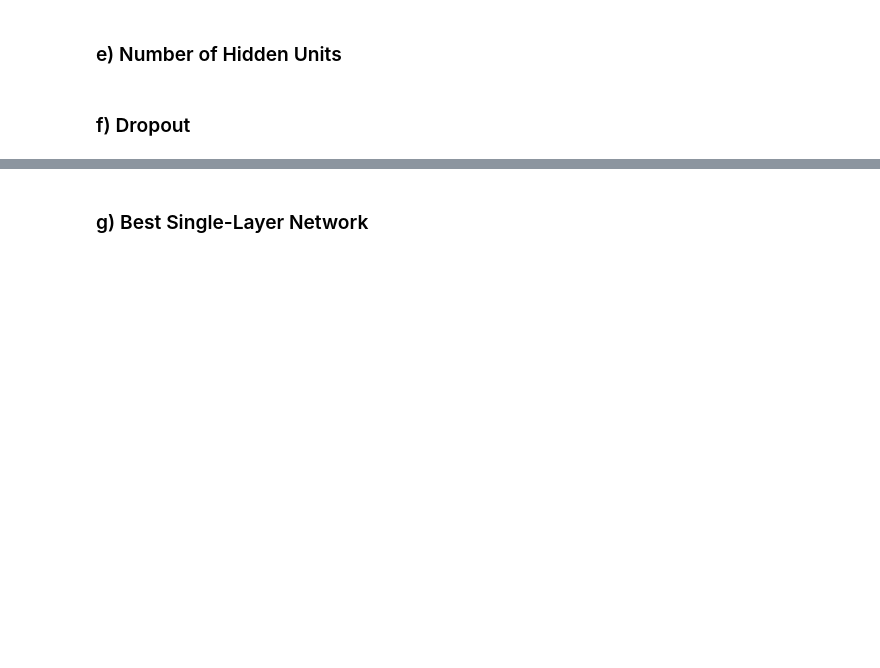
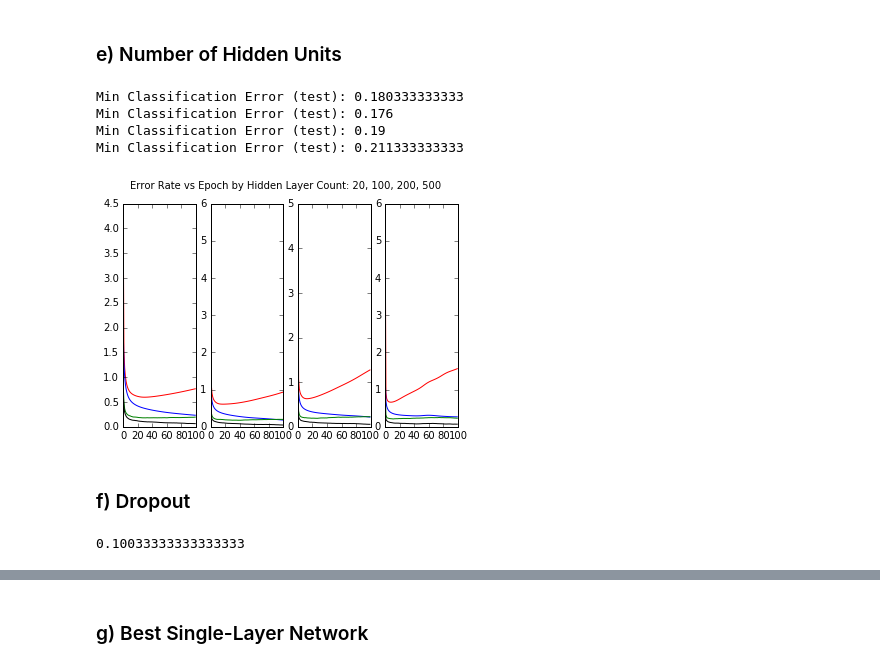
Before and after one commit to sjobeek/deeplearning_cmu, a Jupyter notebook: hw1_backprop/hw1_code_submission.ipynb, the cells around one changed output, grey strips where cells are left out. Saved outputs shown, nothing was run; the diff lists cells and outputs as text; code cells hidden in the pictures; blank space fills up the shorter version.

```diff
--- a/hw1_backprop/hw1_code_submission.ipynb
+++ b/hw1_backprop/hw1_code_submission.ipynb
@@ -118,6 +118,25 @@ results_momentum[0]['class_test_per_epoch'][-1]
 # %% [markdown]
 ### e) Number of Hidden Units
 # %%
-results_hidden = nnbp.train_singlelayer(epochs=20, rate = 0.01, momentum = 0.5, n_hidden=20)
+results_hidden = [nnbp.train_singlelayer(epochs=100, rate = 0.01, momentum = 0.5,
+                                        n_hidden=h) for h in [20, 100, 200, 500]]
+# %%
+fig = plt.figure()
+for n in range(4):
+    ax = fig.add_subplot(1,4,n+1)
+    ax.plot(results_hidden[n]['ce_test_per_epoch'], c='r')
+    ax.plot(results_hidden[n]['ce_train_per_epoch'], c='b')
+    ax.plot(results_hidden[n]['class_test_per_epoch'], c='g')
+    ax.plot(results_hidden[n]['class_train_per_epoch'], c='k')
+    print('Min Classification Error (test):',
+          min(results_hidden[n]['class_test_per_epoch']))
+fig.suptitle("Error Rate vs Epoch by Hidden Layer Count: 20, 100, 200, 500")
+fig.savefig('hidden_units.png')
+# %% [output]
+Min Classification Error (test): 0.180333333333
+Min Classification Error (test): 0.176
+Min Classification Error (test): 0.19
+Min Classification Error (test): 0.211333333333
+[figure, added]
 # %% [markdown]
 ### f) Dropout
@@ -123,0 +151,4 @@ results_hidden = nnbp.train_singlelayer(epochs=20, rate = 0.01, momentum = 0.5,
+# %%
+min(dropout_result['class_test_per_epoch'])
+# %% [output]
+0.10033333333333333
```
Also changed, not shown: parts of 15 cells of this notebook, 11 other files.
